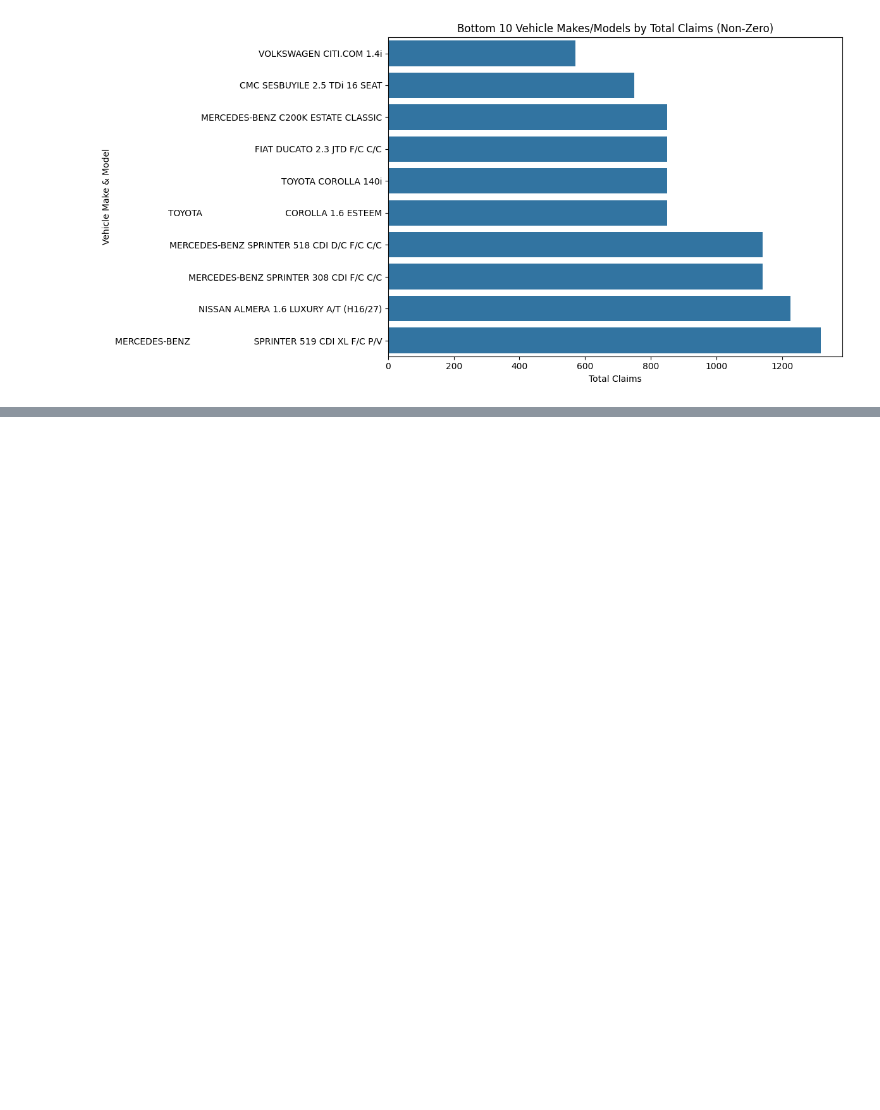
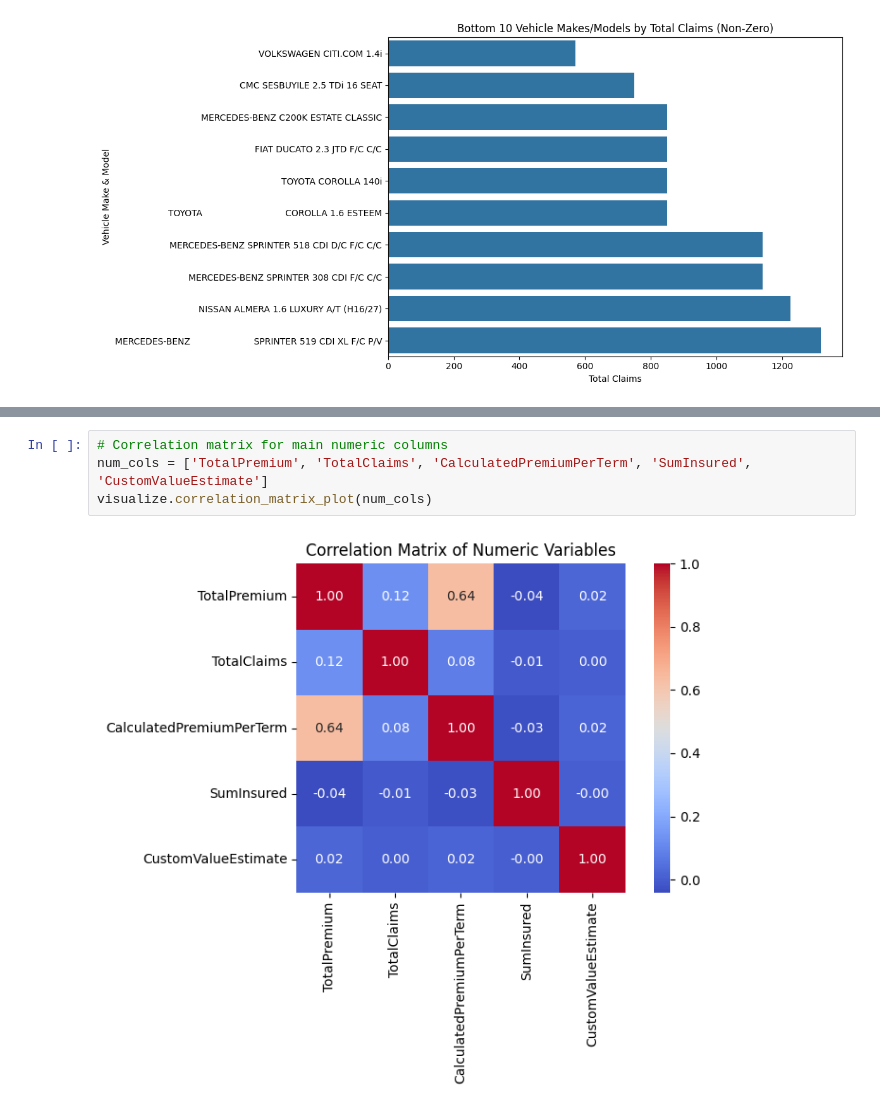
Before and after one commit to mubarek4566/AlphaCare_car_insurance, a Jupyter notebook: notebooks/main.ipynb, the cells around one changed output, grey strips where cells are left out. Drawn from its saved outputs; the diff is of its cells as text; blank space fills up the shorter version.

```diff
--- a/notebooks/main.ipynb
+++ b/notebooks/main.ipynb
@@ -347,0 +383,6 @@ edas.plot_vehicle_claims(bottom_vehicles, title="Bottom 10 Vehicle Makes/Models
+# %%
+# Correlation matrix for main numeric columns
+num_cols = ['TotalPremium', 'TotalClaims', 'CalculatedPremiumPerTerm', 'SumInsured', 'CustomValueEstimate']
+visualize.correlation_matrix_plot(num_cols)
+# %% [output]
+[figure, added]
```
Also changed, not shown: parts of 10 cells of this notebook, 1 other file.
